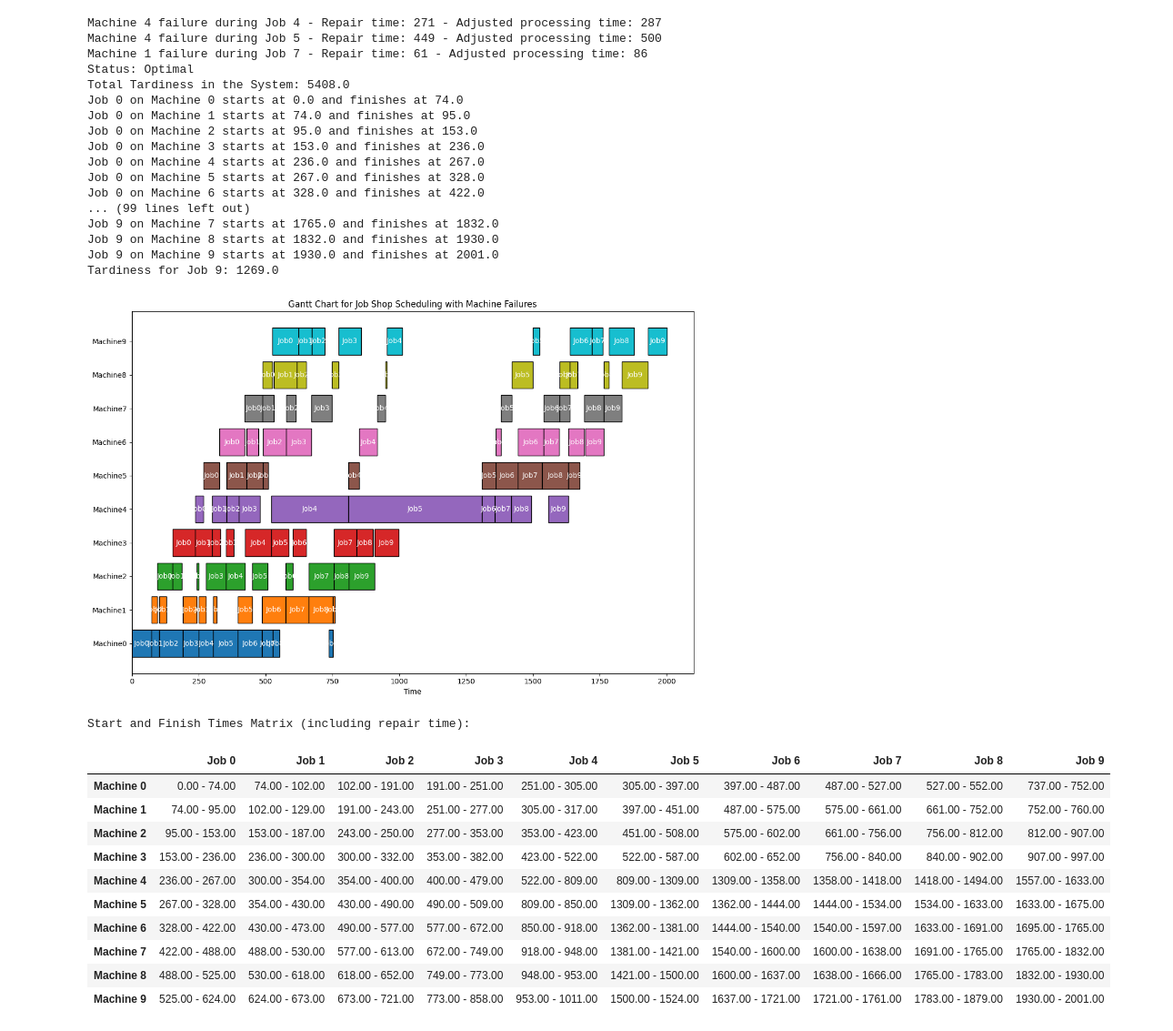
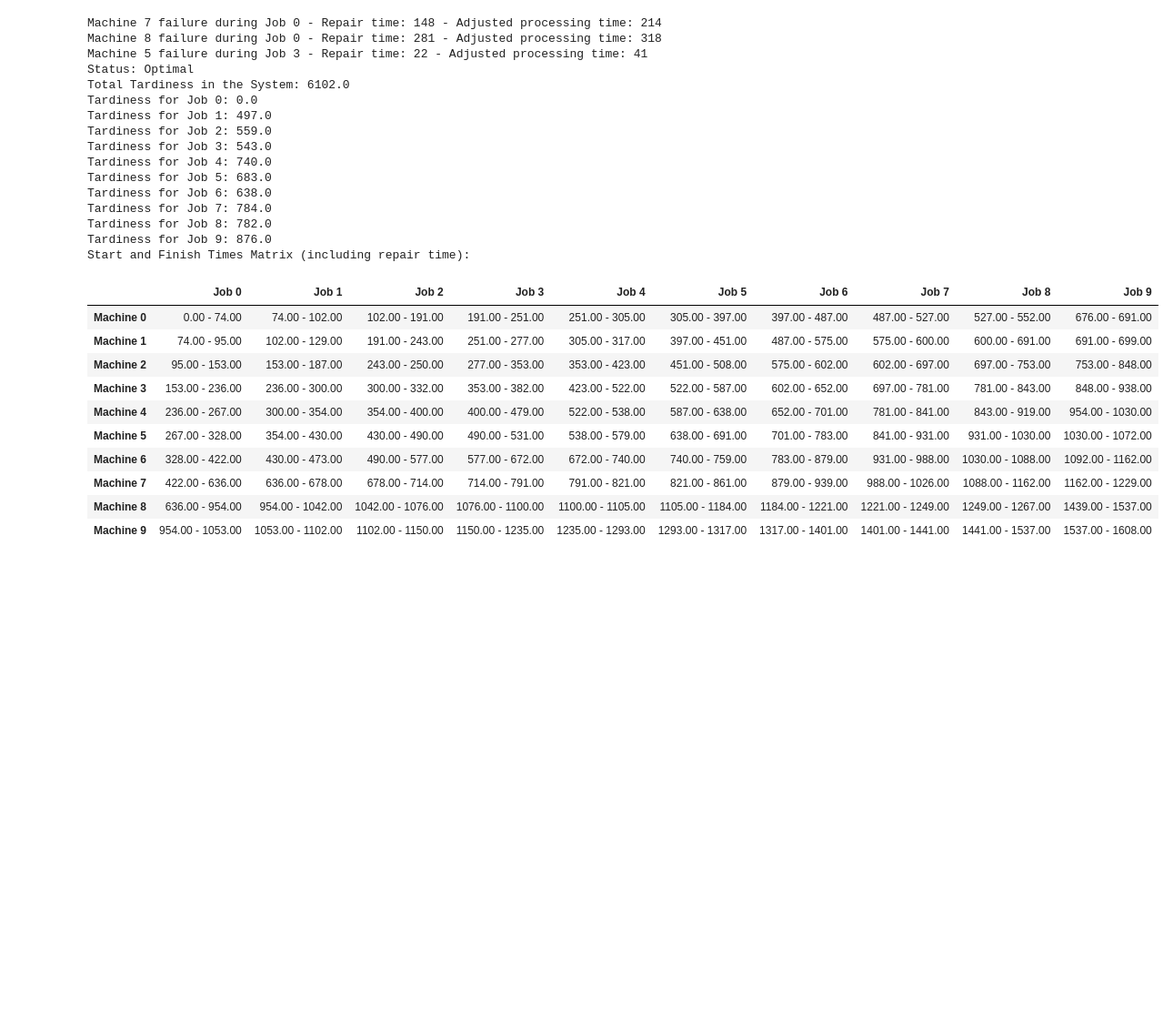
Before and after one commit to NilufarHosseini/predictivemaintenance, a Jupyter notebook: job shop scheduling optimization model considering failure in machines.ipynb, the cells around one changed output. Shown: that part at 91% size. Saved outputs shown, nothing was run; the diff lists cells and outputs as text; code cells hidden in the pictures; blank space fills up the shorter version.

```diff
--- a/job shop scheduling optimization model considering failure in machines.ipynb
+++ b/job shop scheduling optimization model considering failure in machines.ipynb
@@ -10,6 +60,7 @@ import matplotlib.pyplot as plt
 path = r'failure_prediction_model.pkl'
 with open(path, "rb") as f:
     ml_model = pickle.load(f)
+
 
 # Define the number of jobs and machines
 num_jobs = 10
@@ -112,71 +163,60 @@ if status == pulp.LpStatusOptimal:
     for j in range(num_jobs):
         for m in range(num_machines):
             start = pulp.value(start_times[(j, m)])
-            if start is not None:
-                print(f"Job {j} on Machine {m} starts at {start} and finishes at {start + processing_times[j][m]}")
+           # if start is not None:
+                #print(f"Job {j} on Machine {m} starts at {start} and finishes at {start + processing_times[j][m]}")
         print(f"Tardiness for Job {j}: {pulp.value(tardiness[j])}")
 
 # Generate Gantt chart data
 tasks = []
 for j in range(num_jobs):
     for m in range(num_machines):
         start_time = pulp.value(start_times[(j, m)])
         if start_time is not None:
             tasks.append({
                 "Job": f"Job{j}", "Machine": f"Machine{m}",
                 "Start": start_time, "Finish": start_time + processing_times[j][m]
             })
 
-# Create Gantt chart
-df = pd.DataFrame(tasks)
-fig, ax = plt.subplots(figsize=(12, 8))
-for i, row in df.iterrows():
-    ax.barh(row['Machine'], row['Finish'] - row['Start'], left=row['Start'], edgecolor='black')
-    ax.text(row['Start'] + (row['Finish'] - row['Start']) / 2, row['Machine'], row['Job'], va='center', ha='center', color='white')
-ax.set_xlabel('Time')
-ax.set_title('Gantt Chart for Job Shop Scheduling with Machine Failures')
-plt.tight_layout()
-plt.show()
+
+
 
 # Start and Finish Times Matrix including repair times
 start_finish_matrix = pd.DataFrame(index=[f"Machine {m}" for m in range(num_machines)],
                                    columns=[f"Job {j}" for j in range(num_jobs)])
 for m in range(num_machines):
     for j in range(num_jobs):
         start_time = pulp.value(start_times[(j, m)])
         finish_time = start_time + processing_times[j][m]
         start_finish_matrix.loc[f"Machine {m}", f"Job {j}"] = f"{start_time:.2f} - {finish_time:.2f}"
 
 print("Start and Finish Times Matrix (including repair time):")
 display(start_finish_matrix)
 # %% [output]
-Machine 4 failure during Job 4 - Repair time: 271 - Adjusted processing time: 287
-Machine 4 failure during Job 5 - Repair time: 449 - Adjusted processing time: 500
-Machine 1 failure during Job 7 - Repair time: 61 - Adjusted processing time: 86
+Machine 7 failure during Job 0 - Repair time: 148 - Adjusted processing time: 214
+Machine 8 failure during Job 0 - Repair time: 281 - Adjusted processing time: 318
+Machine 5 failure during Job 3 - Repair time: 22 - Adjusted processing time: 41
 Status: Optimal
-Total Tardiness in the System: 5408.0
-Job 0 on Machine 0 starts at 0.0 and finishes at 74.0
-Job 0 on Machine 1 starts at 74.0 and finishes at 95.0
-Job 0 on Machine 2 starts at 95.0 and finishes at 153.0
-Job 0 on Machine 3 starts at 153.0 and finishes at 236.0
-Job 0 on Machine 4 starts at 236.0 and finishes at 267.0
-Job 0 on Machine 5 starts at 267.0 and finishes at 328.0
-Job 0 on Machine 6 starts at 328.0 and finishes at 422.0
-... (99 lines left out)
-Job 9 on Machine 7 starts at 1765.0 and finishes at 1832.0
-Job 9 on Machine 8 starts at 1832.0 and finishes at 1930.0
-Job 9 on Machine 9 starts at 1930.0 and finishes at 2001.0
-Tardiness for Job 9: 1269.0
+Total Tardiness in the System: 6102.0
+Tardiness for Job 0: 0.0
+Tardiness for Job 1: 497.0
+Tardiness for Job 2: 559.0
+Tardiness for Job 3: 543.0
+Tardiness for Job 4: 740.0
+Tardiness for Job 5: 683.0
+Tardiness for Job 6: 638.0
+Tardiness for Job 7: 784.0
+Tardiness for Job 8: 782.0
+Tardiness for Job 9: 876.0
+Start and Finish Times Matrix (including repair time):
-[figure, removed]
-Start and Finish Times Matrix (including repair time):
 |  | Job 0 | Job 1 | Job 2 | Job 3 | Job 4 | Job 5 | Job 6 | Job 7 | Job 8 | Job 9 |
-| Machine 0 | 0.00 - 74.00 | 74.00 - 102.00 | 102.00 - 191.00 | 191.00 - 251.00 | 251.00 - 305.00 | 305.00 - 397.00 | 397.00 - 487.00 | 487.00 - 527.00 | 527.00 - 552.00 | 737.00 - 752.00 |
-| Machine 1 | 74.00 - 95.00 | 102.00 - 129.00 | 191.00 - 243.00 | 251.00 - 277.00 | 305.00 - 317.00 | 397.00 - 451.00 | 487.00 - 575.00 | 575.00 - 661.00 | 661.00 - 752.00 | 752.00 - 760.00 |
-| Machine 2 | 95.00 - 153.00 | 153.00 - 187.00 | 243.00 - 250.00 | 277.00 - 353.00 | 353.00 - 423.00 | 451.00 - 508.00 | 575.00 - 602.00 | 661.00 - 756.00 | 756.00 - 812.00 | 812.00 - 907.00 |
-| Machine 3 | 153.00 - 236.00 | 236.00 - 300.00 | 300.00 - 332.00 | 353.00 - 382.00 | 423.00 - 522.00 | 522.00 - 587.00 | 602.00 - 652.00 | 756.00 - 840.00 | 840.00 - 902.00 | 907.00 - 997.00 |
-| Machine 4 | 236.00 - 267.00 | 300.00 - 354.00 | 354.00 - 400.00 | 400.00 - 479.00 | 522.00 - 809.00 | 809.00 - 1309.00 | 1309.00 - 1358.00 | 1358.00 - 1418.00 | 1418.00 - 1494.00 | 1557.00 - 1633.00 |
-| Machine 5 | 267.00 - 328.00 | 354.00 - 430.00 | 430.00 - 490.00 | 490.00 - 509.00 | 809.00 - 850.00 | 1309.00 - 1362.00 | 1362.00 - 1444.00 | 1444.00 - 1534.00 | 1534.00 - 1633.00 | 1633.00 - 1675.00 |
-| Machine 6 | 328.00 - 422.00 | 430.00 - 473.00 | 490.00 - 577.00 | 577.00 - 672.00 | 850.00 - 918.00 | 1362.00 - 1381.00 | 1444.00 - 1540.00 | 1540.00 - 1597.00 | 1633.00 - 1691.00 | 1695.00 - 1765.00 |
-| Machine 7 | 422.00 - 488.00 | 488.00 - 530.00 | 577.00 - 613.00 | 672.00 - 749.00 | 918.00 - 948.00 | 1381.00 - 1421.00 | 1540.00 - 1600.00 | 1600.00 - 1638.00 | 1691.00 - 1765.00 | 1765.00 - 1832.00 |
-| Machine 8 | 488.00 - 525.00 | 530.00 - 618.00 | 618.00 - 652.00 | 749.00 - 773.00 | 948.00 - 953.00 | 1421.00 - 1500.00 | 1600.00 - 1637.00 | 1638.00 - 1666.00 | 1765.00 - 1783.00 | 1832.00 - 1930.00 |
-| Machine 9 | 525.00 - 624.00 | 624.00 - 673.00 | 673.00 - 721.00 | 773.00 - 858.00 | 953.00 - 1011.00 | 1500.00 - 1524.00 | 1637.00 - 1721.00 | 1721.00 - 1761.00 | 1783.00 - 1879.00 | 1930.00 - 2001.00 |
+| Machine 0 | 0.00 - 74.00 | 74.00 - 102.00 | 102.00 - 191.00 | 191.00 - 251.00 | 251.00 - 305.00 | 305.00 - 397.00 | 397.00 - 487.00 | 487.00 - 527.00 | 527.00 - 552.00 | 676.00 - 691.00 |
+| Machine 1 | 74.00 - 95.00 | 102.00 - 129.00 | 191.00 - 243.00 | 251.00 - 277.00 | 305.00 - 317.00 | 397.00 - 451.00 | 487.00 - 575.00 | 575.00 - 600.00 | 600.00 - 691.00 | 691.00 - 699.00 |
+| Machine 2 | 95.00 - 153.00 | 153.00 - 187.00 | 243.00 - 250.00 | 277.00 - 353.00 | 353.00 - 423.00 | 451.00 - 508.00 | 575.00 - 602.00 | 602.00 - 697.00 | 697.00 - 753.00 | 753.00 - 848.00 |
+| Machine 3 | 153.00 - 236.00 | 236.00 - 300.00 | 300.00 - 332.00 | 353.00 - 382.00 | 423.00 - 522.00 | 522.00 - 587.00 | 602.00 - 652.00 | 697.00 - 781.00 | 781.00 - 843.00 | 848.00 - 938.00 |
+| Machine 4 | 236.00 - 267.00 | 300.00 - 354.00 | 354.00 - 400.00 | 400.00 - 479.00 | 522.00 - 538.00 | 587.00 - 638.00 | 652.00 - 701.00 | 781.00 - 841.00 | 843.00 - 919.00 | 954.00 - 1030.00 |
+| Machine 5 | 267.00 - 328.00 | 354.00 - 430.00 | 430.00 - 490.00 | 490.00 - 531.00 | 538.00 - 579.00 | 638.00 - 691.00 | 701.00 - 783.00 | 841.00 - 931.00 | 931.00 - 1030.00 | 1030.00 - 1072.00 |
+| Machine 6 | 328.00 - 422.00 | 430.00 - 473.00 | 490.00 - 577.00 | 577.00 - 672.00 | 672.00 - 740.00 | 740.00 - 759.00 | 783.00 - 879.00 | 931.00 - 988.00 | 1030.00 - 1088.00 | 1092.00 - 1162.00 |
+| Machine 7 | 422.00 - 636.00 | 636.00 - 678.00 | 678.00 - 714.00 | 714.00 - 791.00 | 791.00 - 821.00 | 821.00 - 861.00 | 879.00 - 939.00 | 988.00 - 1026.00 | 1088.00 - 1162.00 | 1162.00 - 1229.00 |
+| Machine 8 | 636.00 - 954.00 | 954.00 - 1042.00 | 1042.00 - 1076.00 | 1076.00 - 1100.00 | 1100.00 - 1105.00 | 1105.00 - 1184.00 | 1184.00 - 1221.00 | 1221.00 - 1249.00 | 1249.00 - 1267.00 | 1439.00 - 1537.00 |
+| Machine 9 | 954.00 - 1053.00 | 1053.00 - 1102.00 | 1102.00 - 1150.00 | 1150.00 - 1235.00 | 1235.00 - 1293.00 | 1293.00 - 1317.00 | 1317.00 - 1401.00 | 1401.00 - 1441.00 | 1441.00 - 1537.00 | 1537.00 - 1608.00 |
```
Also changed, not shown: parts of 6 cells of this notebook.
